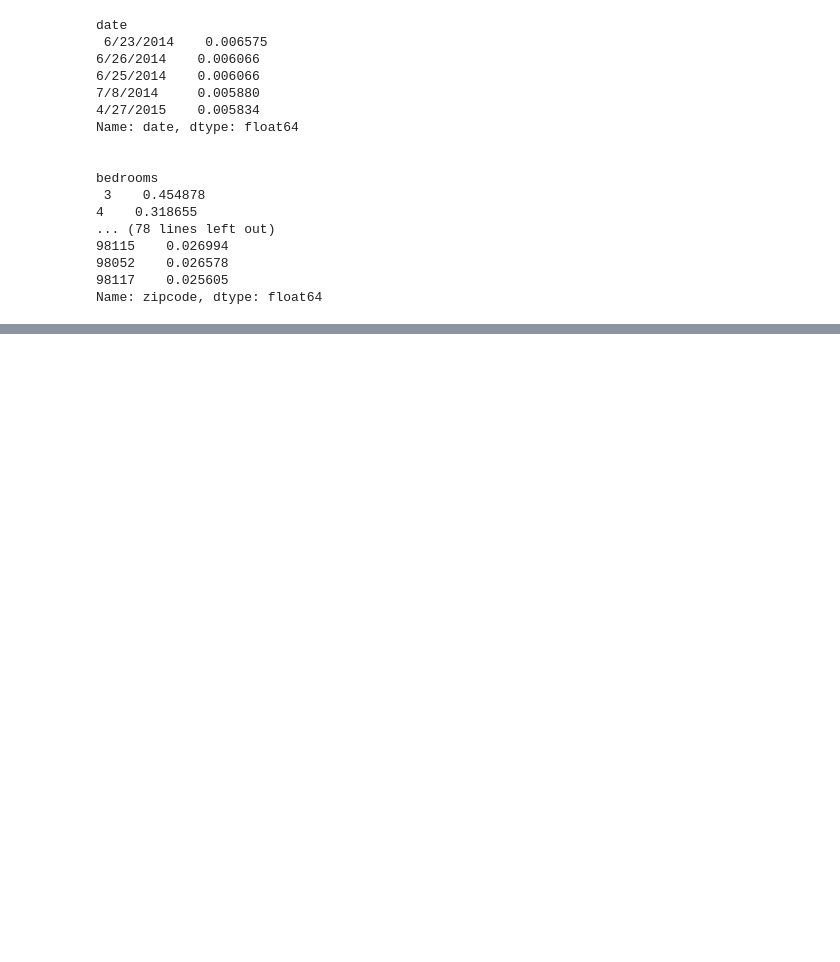
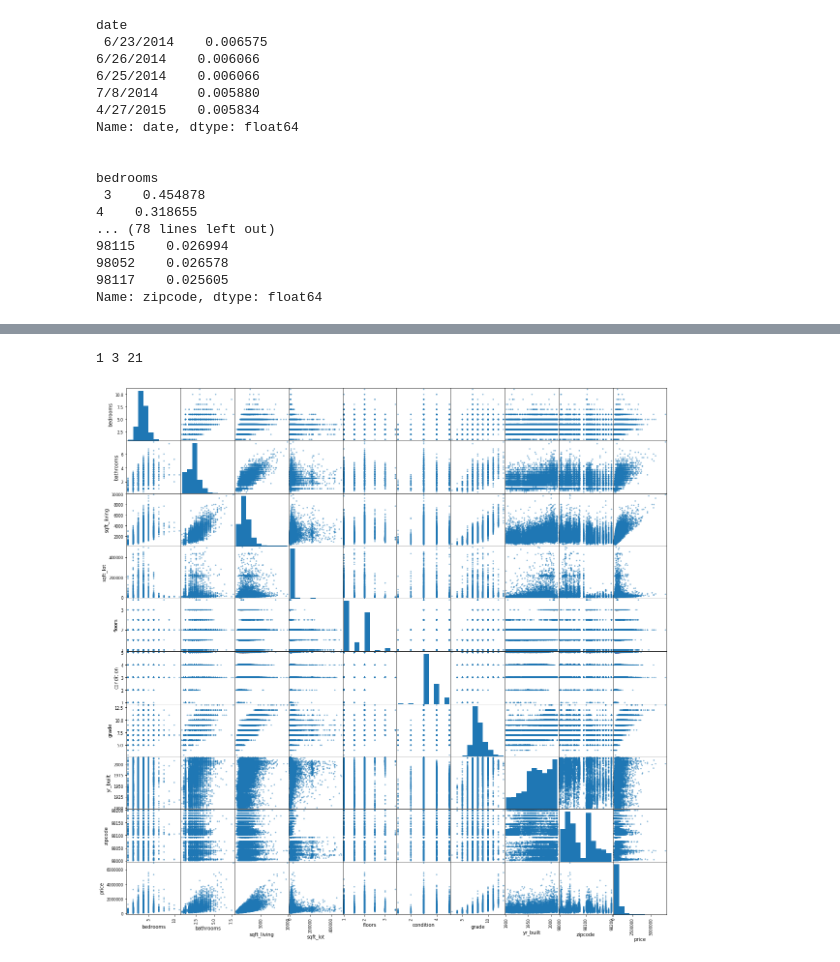
Before and after one commit to khairulomar/Property_price, a Jupyter notebook: Khairul_Project_Module1_Data_Exploration.ipynb, the cells around one changed output, grey strips where cells are left out. Drawn from its saved outputs; the diff is of its cells as text; code cells hidden in the pictures; blank space fills up the shorter version.

```diff
--- a/Khairul_Project_Module1_Data_Exploration.ipynb
+++ b/Khairul_Project_Module1_Data_Exploration.ipynb
@@ -60,6 +52,12 @@ long                0
 sqft_living15       0
 sqft_lot15          0
 dtype: int64
+# %%
+# Replace NaN with 0
+
+df['waterfront'] = df['waterfront'].fillna(0)
+df['view'] = df['view'].fillna(0)
+df['yr_renovated'] = df['yr_renovated'].fillna(0)
 # %%
 for col in ['date', 'bedrooms', 'bathrooms', 'floors', 'waterfront', 'view',
             'condition', 'grade', 'yr_built', 'yr_renovated', 'zipcode']:
@@ -181,0 +85,20 @@ seattle_map
+# %%
+# Remove extreme points in samples
+
+ext1 = len(df.loc[df['bedrooms'] > 11])
+ext2 = len(df.loc[df['sqft_living'] > 10000])
+ext3 = len(df.loc[df['sqft_lot'] > 500000])
+print(ext1, ext2, ext3)
+
+df.drop(df[df['bedrooms'] > 11].index, inplace = True)
+df.drop(df[df['sqft_living'] > 10000].index, inplace = True)
+df.drop(df[df['sqft_lot'] > 500000].index, inplace = True)
+# %% [output]
+1 3 21
+# %%
+df1 = df[['date', 'bedrooms', 'bathrooms', 'sqft_living', 'sqft_lot', 'floors',
+          'condition', 'grade', 'yr_built', 'zipcode', 'price']]
+
+scatter = pd.plotting.scatter_matrix(df1, figsize=(20,20))
+# %% [output]
+[figure, added]
```
Also changed, not shown: parts of 38 cells of this notebook, 1 other file.
